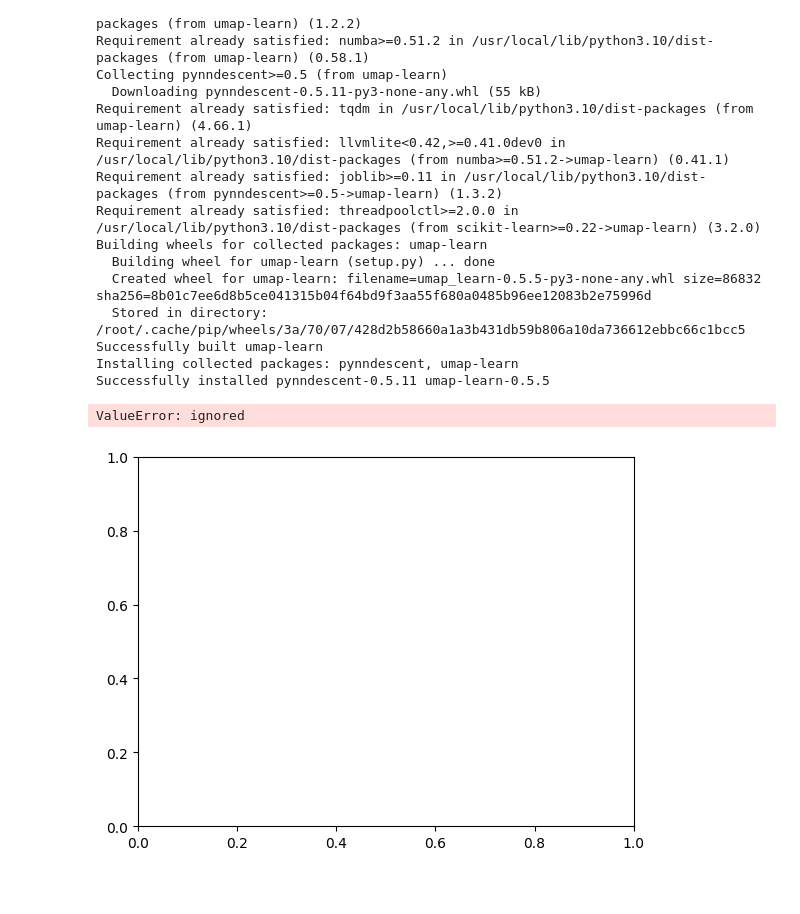
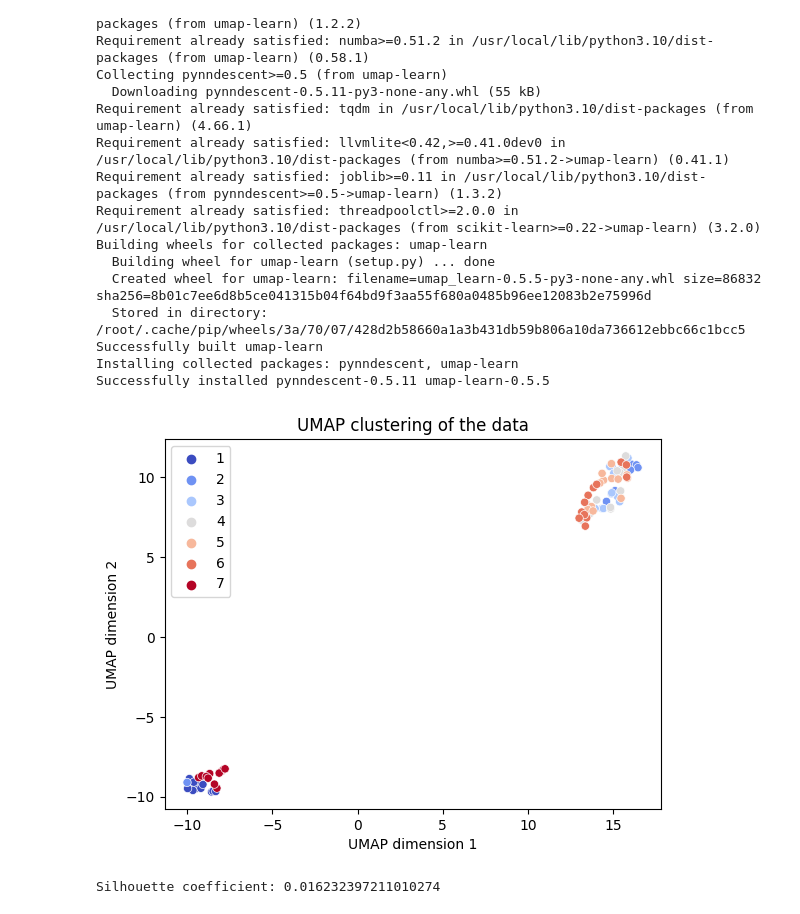
Before and after one commit to KevinrealG/Series_de_tiempo, a Jupyter notebook: 01_Time_Series_pred.ipynb, the cells around one changed output. Cells and saved outputs as stored; diff of their text form; code cells hidden in the pictures; blank space fills up the shorter version.

```diff
--- a/01_Time_Series_pred.ipynb
+++ b/01_Time_Series_pred.ipynb
@@ -653,34 +653,38 @@ Successfully installed pynndescent-0.5.11 umap-learn-0.5.5
 from umap import UMAP
 import matplotlib.pyplot as plt
 from sklearn import metrics
 from sklearn.cluster import KMeans
 from sklearn.datasets import make_blobs
 
 # Create a UMAP object
-umap = UMAP()
+umap = UMAP(  random_state=42)
 
 # Fit the UMAP object to the data
 umap.fit(Datos[['t_' + str(i) for i in range(288)]])
 
 # Transform the data using UMAP
 umap_data = umap.transform(Datos[['t_' + str(i) for i in range(288)]])
 
 # Create a scatter plot of the UMAP data
-plt.scatter(umap_data[:, 0], umap_data[:, 1], c=Datos['labels'])
+#plt.scatter(umap_data[:, 0], umap_data[:, 1], c=Datos['labels'].astype('int'))
+sns.scatterplot(x=umap_data[:, 0], y=umap_data[:, 1], hue=Datos['labels'].astype('int'),palette='coolwarm')
+
 plt.xlabel('UMAP dimension 1')
 plt.ylabel('UMAP dimension 2')
 plt.title('UMAP clustering of the data')
+plt.legend()
+
 plt.show()
 
 # Calculate the silhouette coefficient
 silhouette_score = metrics.silhouette_score(Datos[['t_' + str(i) for i in range(288)]], Datos['labels'])
 
 # Print the silhouette coefficient
 print('Silhouette coefficient:', silhouette_score)
 # ## Conclusiones
 # Los resultados de la clasificación con Random Forest muestran que el modelo es capaz de predecir el día de la semana con una precisión del 95%. La matriz de confusión muestra que el modelo es capaz de distinguir entre los diferentes días de la semana, aunque hay algunos errores de clasificación.
 
 # Los resultados del clustering con UMAP muestran que los datos pueden ser agrupados en cuatro grupos. Los grupos están formados por los datos de los días de la semana. El coeficiente de silueta muestra que los datos están bien agrupados.
 # %% [output]
+[figure, new version]
-ValueError: ignored
+Silhouette coefficient: 0.016232397211010274
-[figure, old version]
```
Also changed, not shown: parts of 1 cell of this notebook.
